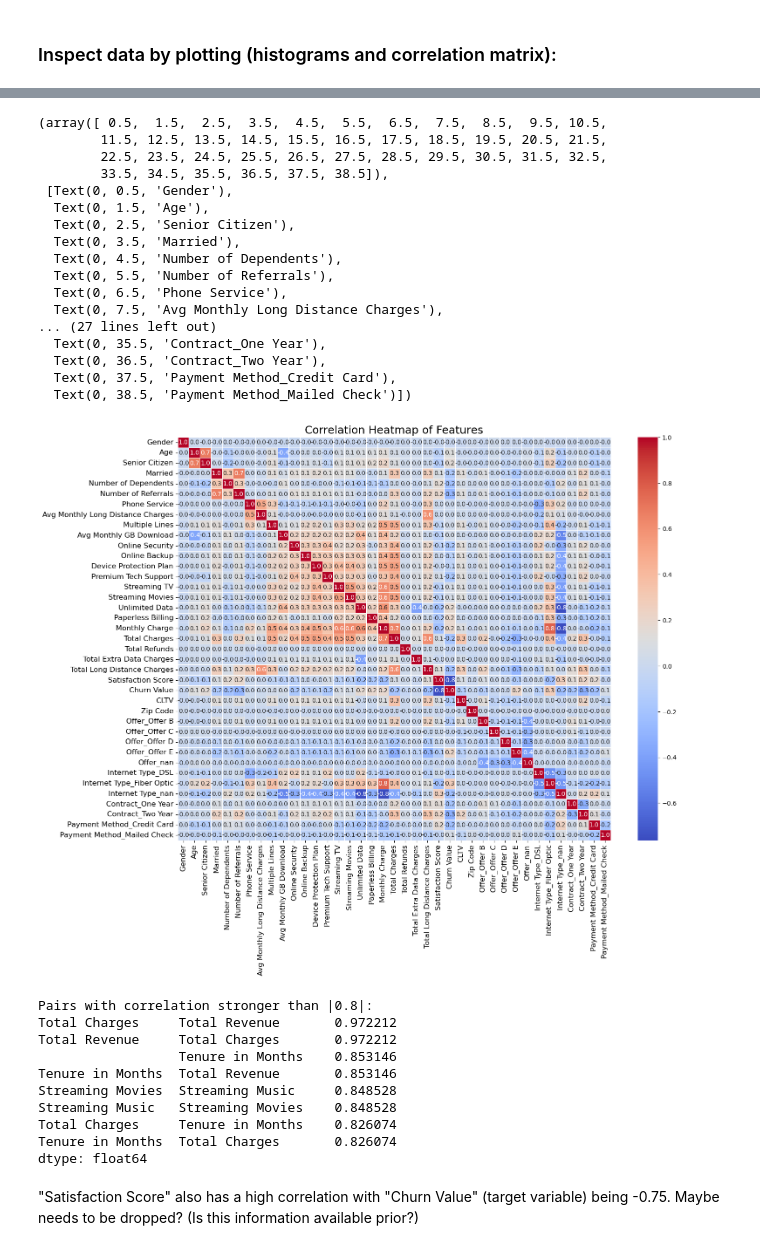
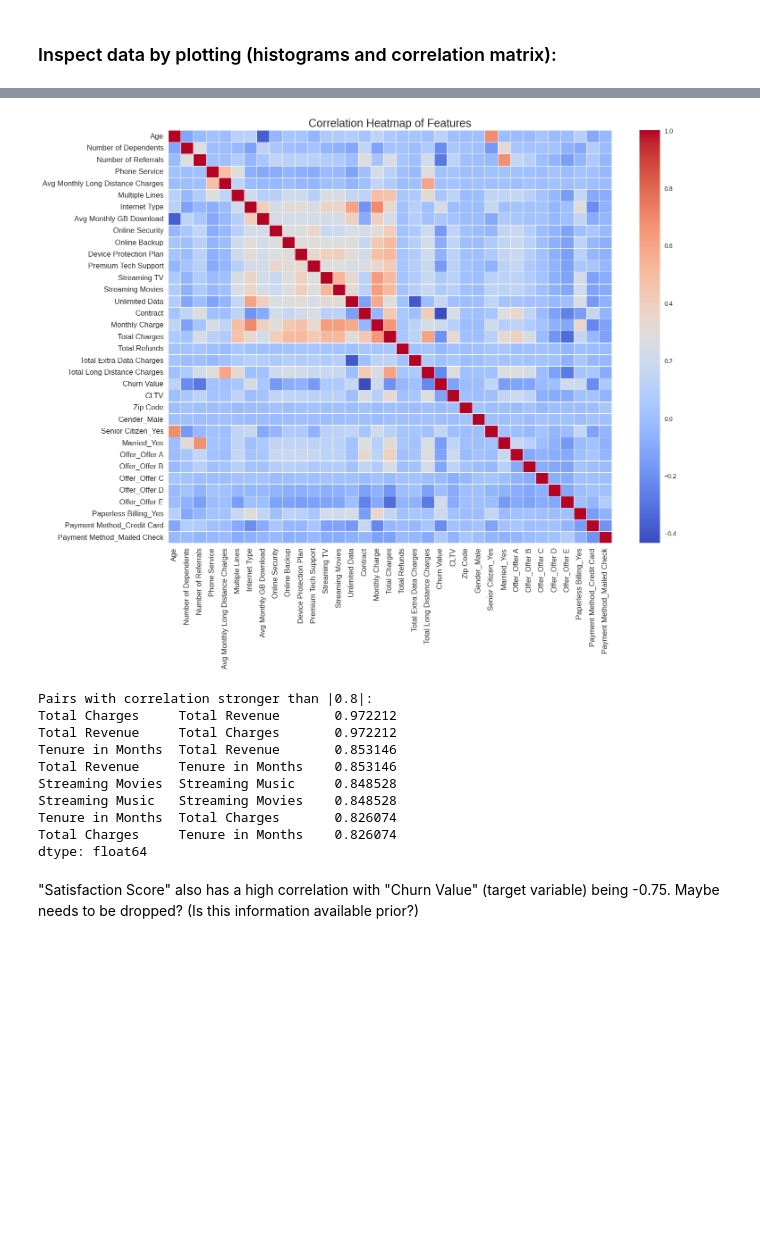
Before and after one commit to magumbert/telcom_churn_prediction, a Jupyter notebook: churn_analysis.ipynb, the cells around one changed output, grey strips where cells are left out. Cells and saved outputs as stored; diff of their text form; code cells hidden in the pictures; blank space fills up the shorter version.

```diff
--- a/churn_analysis.ipynb
+++ b/churn_analysis.ipynb
@@ -26,5 +53,6 @@ df = df_merged.drop(['Customer ID',
                              'City',
                              'Lat Long',
                              'Latitude',
-                             'Longitude'
+                             'Longitude',
+                             'Satisfaction Score'
                             ], axis=1)
@@ -97,33 +148,53 @@ def encode_multi_class_features(df, multi_class_features):
 
     return df
 
+def encode_ordinal_features(df, ordinal_features_mapping):
+    for feature, mapping in ordinal_features_mapping.items():
+        df[feature] = df[feature].map(mapping)
+    return df
+
 def convert_numeric_columns(df, numeric_columns):
     for column in numeric_columns:
         df[column] = pd.to_numeric(df[column], errors='coerce')
     return df
 
+# Define the handle_missing_values function to fill NaNs with specified values
+def handle_missing_values(df):
+    df['Offer'].fillna('None', inplace=True)
+    df['Internet Type'].fillna('No', inplace=True)
+    return df
 
 # Define feature lists
 binary_features = [
-    'Gender', 'Senior Citizen', 'Married', 'Phone Service', 'Multiple Lines',
+    'Phone Service', 'Multiple Lines',
     'Online Security', 'Online Backup', 'Device Protection Plan', 'Premium Tech Support',
-    'Streaming TV', 'Streaming Movies', 'Streaming Music', 'Unlimited Data', 'Paperless Billing'
+    'Streaming TV', 'Streaming Movies', 'Streaming Music', 'Unlimited Data'
 ]
 
 multi_class_features = [
-    'Offer', 'Internet Type', 'Contract', 'Payment Method'
+    'Gender', 'Senior Citizen', 'Married', 'Offer', 'Paperless Billing', 'Payment Method'
 ]
+
+# Define ordinal feature mappings
+ordinal_features_mapping = {
+    'Contract': {'Month-to-Month': 0, 'One Year': 1, 'Two Year': 2},
+    'Internet Type': {'No': 0, 'DSL': 1, 'Fiber Optic': 2, 'Cable': 3}
+}
 
 numeric_columns = [
     'Age', 'Number of Dependents', 'Number of Referrals', 'Tenure in Months',
-    'Avg Monthly Long Distance Charges', 'Avg Monthly GB Download', 'Monthly Charge',
-    'Total Charges', 'Total Refunds', 'Total Extra Data Charges', 'Total Long Distance Charges',
-    'Total Revenue', 'Satisfaction Score', 'CLTV'
+    'Avg Monthly Long Distance Charges', 'Avg Monthly GB Download',
+    'Monthly Charge', 'Total Charges', 'Total Refunds', 'Total Extra Data Charges',
+    'Total Long Distance Charges', 'Total Revenue', 'CLTV'
 ]
+
+# Handle missing values before encoding ordinal and numeric features
+df = handle_missing_values(df)
 
 # Encode features
 df = encode_binary_features(df, binary_features)
 df = encode_multi_class_features(df, multi_class_features)
+df = encode_ordinal_features(df, ordinal_features_mapping)
 
 # Ensure numeric columns are indeed numeric
 df = convert_numeric_columns(df, numeric_columns)
@@ -187,35 +259,19 @@ plt.tight_layout()
 # %%
 correlation_matrix = df.corr()
 
 # Set up the matplotlib figure
 plt.figure(figsize=(16, 12))
 
 # Create a heatmap with seaborn
-sns.heatmap(correlation_matrix, annot=True, fmt='.1f', cmap='coolwarm', linewidths=0.5)
+sns.heatmap(correlation_matrix, cmap='coolwarm', linewidths=0.5)
 
 # Set titles and labels
 plt.title('Correlation Heatmap of Features', fontsize=18)
 plt.xticks(fontsize=12, rotation=90)
 plt.yticks(fontsize=12)
+plt.savefig('/content/drive/My Drive/correlation_matrix.png')
 # %% [output]
-(array([ 0.5,  1.5,  2.5,  3.5,  4.5,  5.5,  6.5,  7.5,  8.5,  9.5, 10.5,
-        11.5, 12.5, 13.5, 14.5, 15.5, 16.5, 17.5, 18.5, 19.5, 20.5, 21.5,
-        22.5, 23.5, 24.5, 25.5, 26.5, 27.5, 28.5, 29.5, 30.5, 31.5, 32.5,
-        33.5, 34.5, 35.5, 36.5, 37.5, 38.5]),
- [Text(0, 0.5, 'Gender'),
-  Text(0, 1.5, 'Age'),
-  Text(0, 2.5, 'Senior Citizen'),
-  Text(0, 3.5, 'Married'),
-  Text(0, 4.5, 'Number of Dependents'),
-  Text(0, 5.5, 'Number of Referrals'),
-  Text(0, 6.5, 'Phone Service'),
-  Text(0, 7.5, 'Avg Monthly Long Distance Charges'),
-... (27 lines left out)
-  Text(0, 35.5, 'Contract_One Year'),
-  Text(0, 36.5, 'Contract_Two Year'),
-  Text(0, 37.5, 'Payment Method_Credit Card'),
-  Text(0, 38.5, 'Payment Method_Mailed Check')])
-[figure, old version]
+[figure, new version]
 # %%
 strong_corr_pairs = correlation_matrix.unstack().sort_values(ascending=False)
 strong_corr_pairs = strong_corr_pairs[strong_corr_pairs.index.get_level_values(0) != strong_corr_pairs.index.get_level_values(1)]
@@ -228,12 +284,12 @@ print(strong_corr_pairs)
 Pairs with correlation stronger than |0.8|:
 Total Charges     Total Revenue       0.972212
 Total Revenue     Total Charges       0.972212
-                  Tenure in Months    0.853146
 Tenure in Months  Total Revenue       0.853146
+Total Revenue     Tenure in Months    0.853146
 Streaming Movies  Streaming Music     0.848528
 Streaming Music   Streaming Movies    0.848528
+Tenure in Months  Total Charges       0.826074
 Total Charges     Tenure in Months    0.826074
-Tenure in Months  Total Charges       0.826074
 dtype: float64
 # %% [markdown]
 "Satisfaction Score" also has a high correlation with "Churn Value" (target variable) being -0.75. Maybe needs to be dropped? (Is this information available prior?)
```
Also changed, not shown: parts of 44 cells of this notebook.
